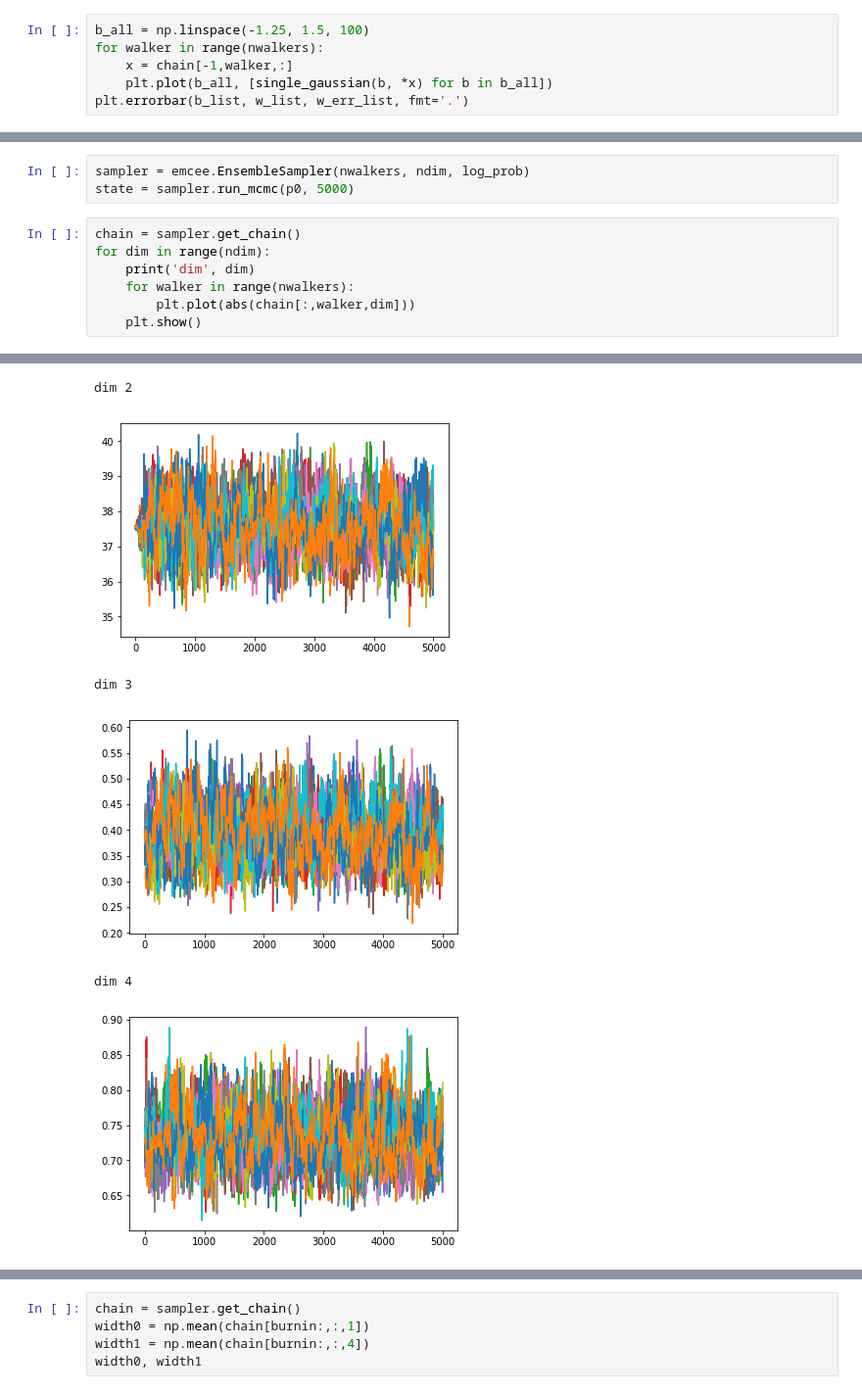
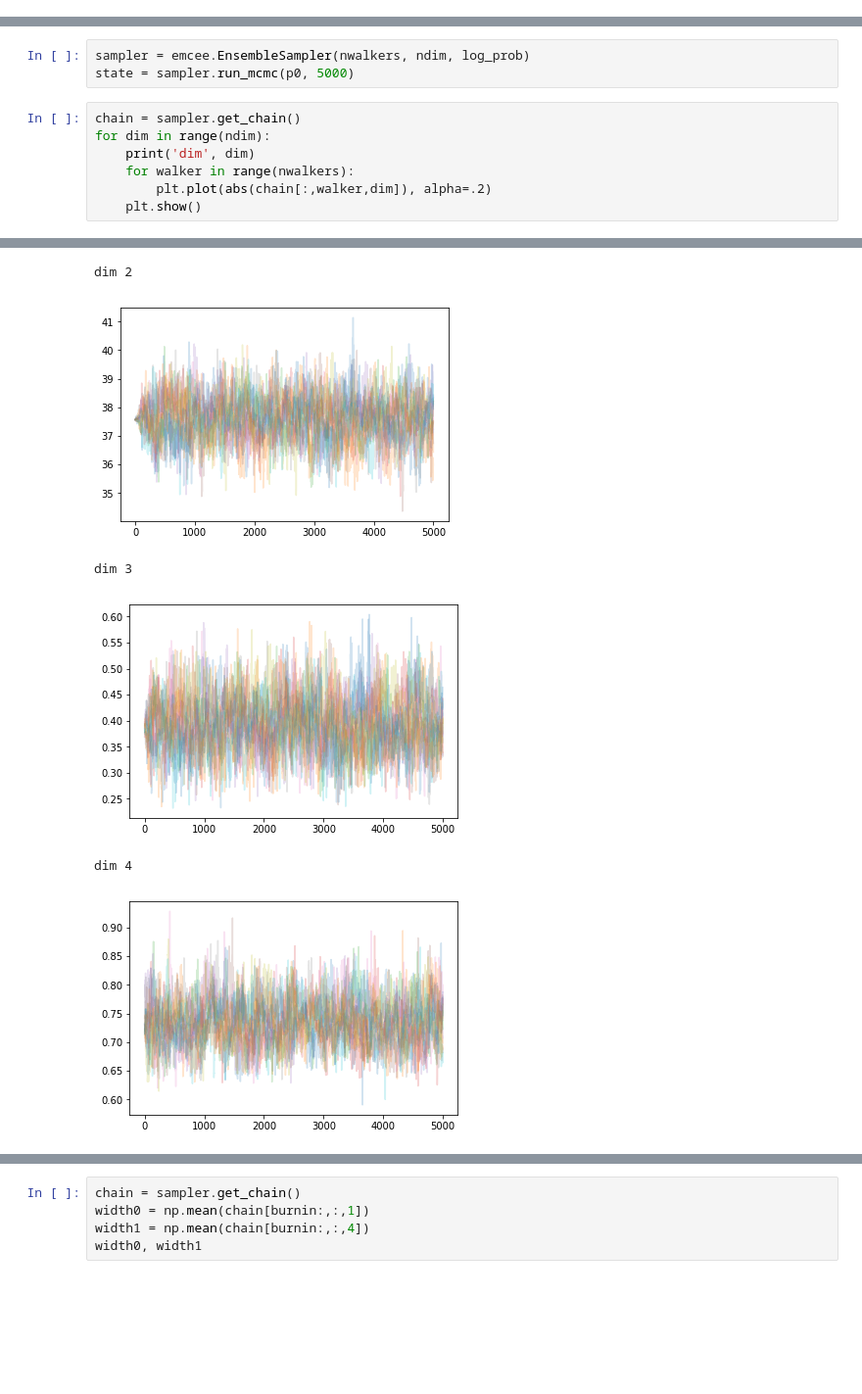
Before and after one commit to arthur-tsang/CO-project, a Jupyter notebook: mcmc.ipynb, the cells around one changed output, grey strips where cells are left out. Shown at 98% size. Saved outputs shown, nothing was run; the diff lists cells and outputs as text; blank space fills up the shorter version.

```diff
--- a/mcmc.ipynb
+++ b/mcmc.ipynb
@@ -143,9 +143,3 @@ for walker in range(nwalkers):
     plt.plot(sampler.get_log_prob(), alpha=.2)
 # %% [output]
 [figure]
-# %%
-b_all = np.linspace(-1.25, 1.5, 100)
-for walker in range(nwalkers):
-    x = chain[-1,walker,:]
-    plt.plot(b_all, [single_gaussian(b, *x) for b in b_all])
-plt.errorbar(b_list, w_list, w_err_list, fmt='.')
@@ -195,7 +209,7 @@ chain = sampler.get_chain()
 for dim in range(ndim):
     print('dim', dim)
     for walker in range(nwalkers):
-        plt.plot(abs(chain[:,walker,dim]))
+        plt.plot(abs(chain[:,walker,dim]), alpha=.2)
     plt.show()
 # %% [output]
 dim 0
@@ -205,7 +219,7 @@ dim 1
 dim 2
-[figure, old version]
+[figure, new version]
 dim 3
-[figure, old version]
+[figure, new version]
 dim 4
-[figure, old version]
+[figure, new version]
 dim 5
```
Also changed, not shown: parts of 11 cells of this notebook, 2 other files.
